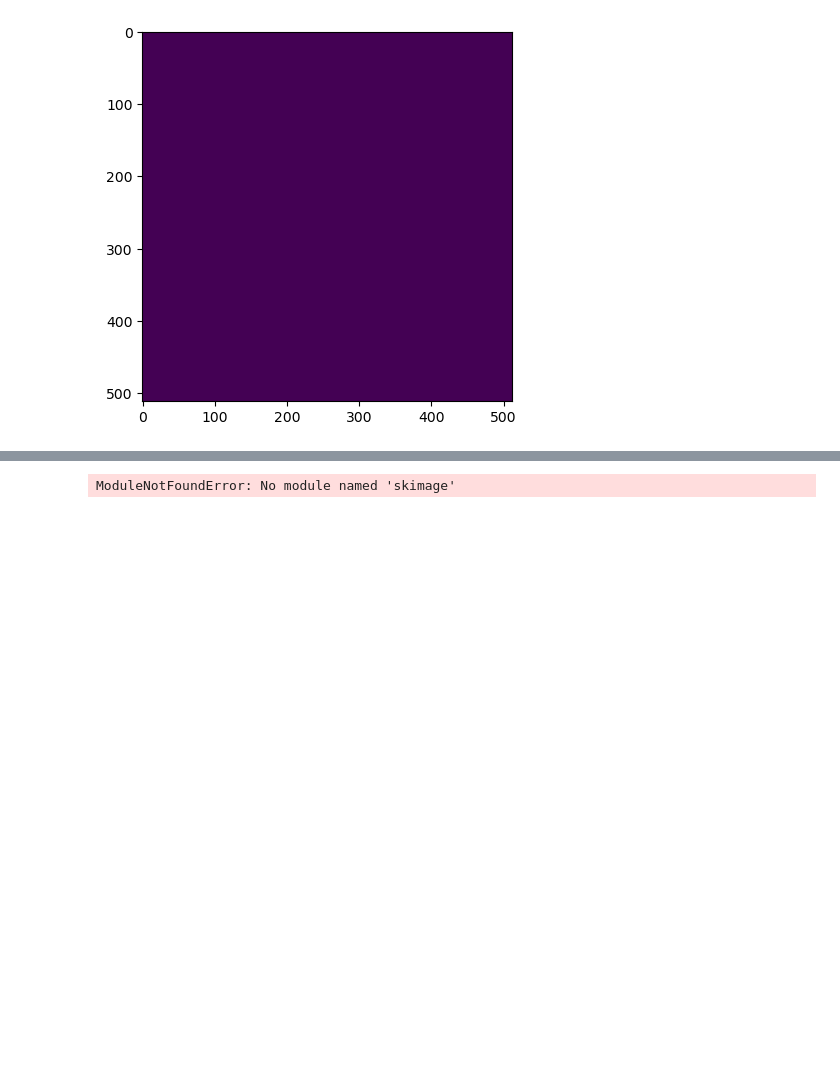
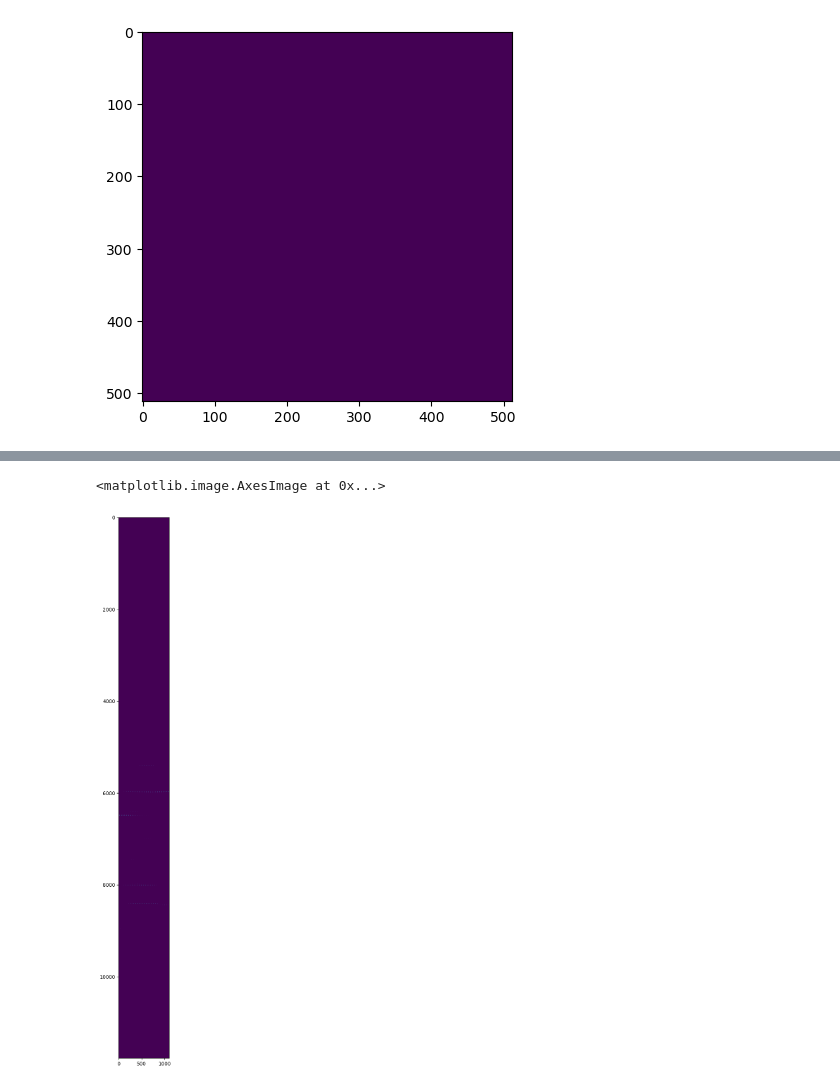
Before and after one commit to Chuanhuan/Medical-segmentation, a Jupyter notebook: ShowNii.ipynb, the cells around one changed output, grey strips where cells are left out. Saved outputs shown, nothing was run; the diff lists cells and outputs as text; code cells hidden in the pictures; blank space fills up the shorter version.

```diff
--- a/ShowNii.ipynb
+++ b/ShowNii.ipynb
@@ -49,8 +46,10 @@ IndexError: too many indices for array: array is 2-dimensional, but 3 were index
 # %%
 from skimage.util import montage
 
 # 顯示所有切面
 fig, ax = plt.subplots(1, 1, figsize = (20, 20))
-ax.imshow(montage(test_load[0]), cmap ='gray')
+ax.imshow(montage(test_load.dataobj))
+# ax.imshow(montage(test_load.dataobj), cmap ='gray')
 # %% [output]
-ModuleNotFoundError: No module named 'skimage'
+<matplotlib.image.AxesImage at 0x...>
+[figure, added]
```
Also changed, not shown: parts of 3 cells of this notebook, 2 other files.
